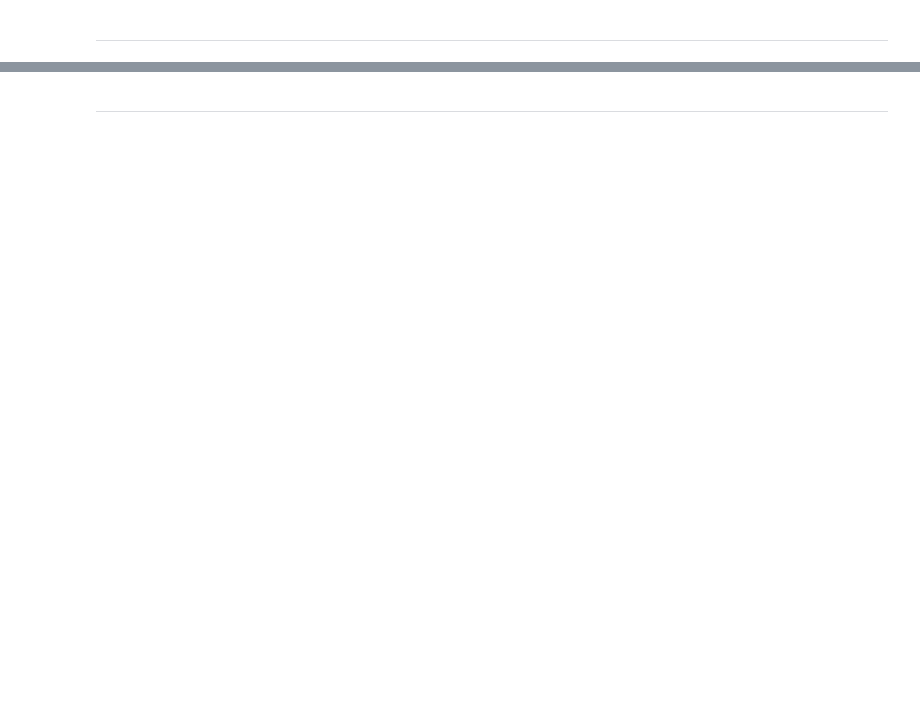
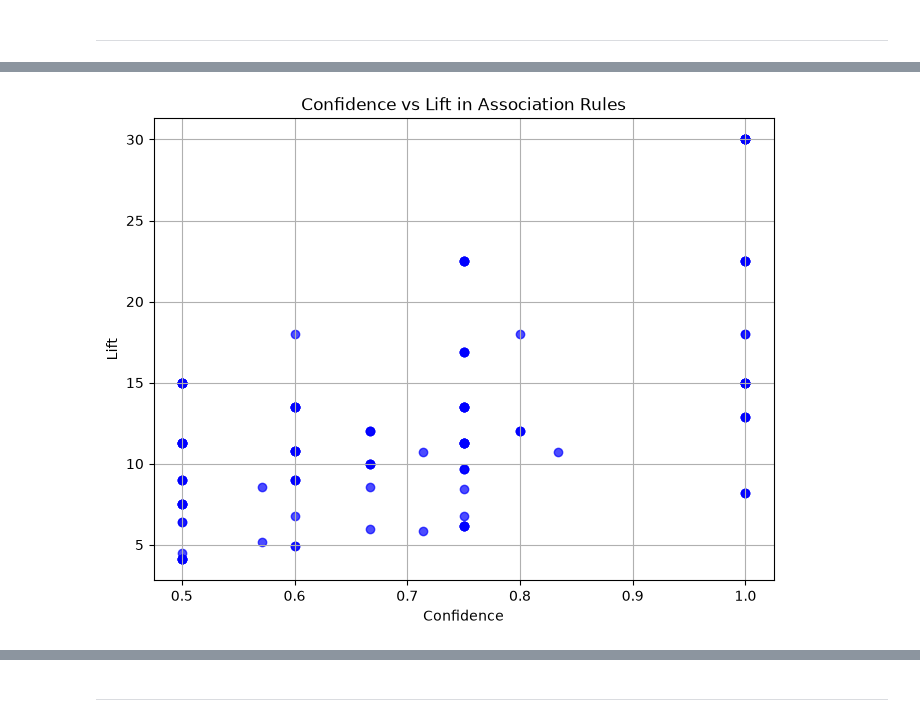
Before and after one commit to SharonOG23/Proyecto_MineriaDeDatosII, a Jupyter notebook: reporte_final/reporte_final.ipynb, the cells around one changed output, grey strips where cells are left out. Drawn from its saved outputs; the diff is of its cells as text; code cells hidden in the pictures; blank space fills up the shorter version.

```diff
--- a/reporte_final/reporte_final.ipynb
+++ b/reporte_final/reporte_final.ipynb
@@ -63,0 +70,6 @@ NameError: name 'pd' is not defined
+# %%
+# Llamamos al modelo Apriori para obtener los conjuntos de productos que se venden juntos
+
+modelo_apriori = Apriori(df, min_support=0.03, min_confidence=0.5, max_len=2)
+modelo_apriori.ajustar()
+print("Reglas generadas:", len(modelo_apriori.rules))
@@ -63,0 +101,6 @@ NameError: name 'pd' is not defined
+# %%
+# Grafica de dispersión de las reglas generadas por el modelo Apriori, mostrando soporte vs confianza
+
+modelo_apriori.graficar_dispersion()
+# %% [output]
+[figure, added]
```
Also changed, not shown: parts of 17 cells of this notebook, 1 other file.
